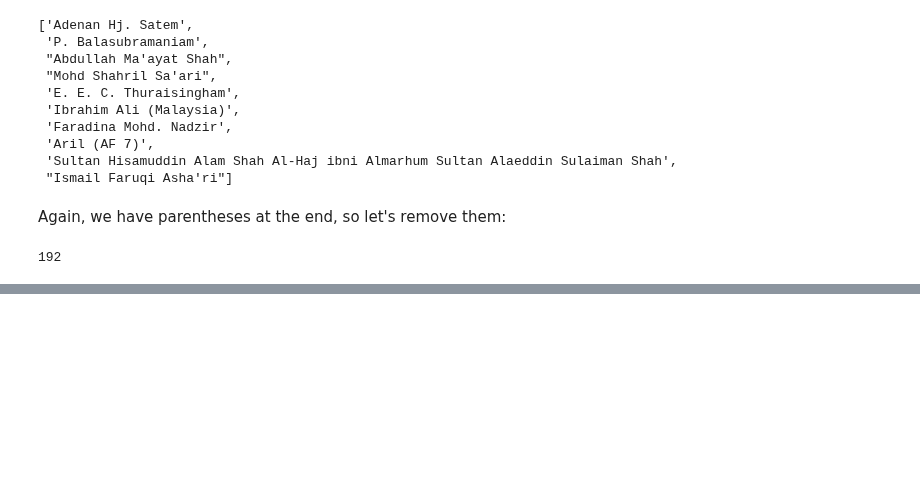
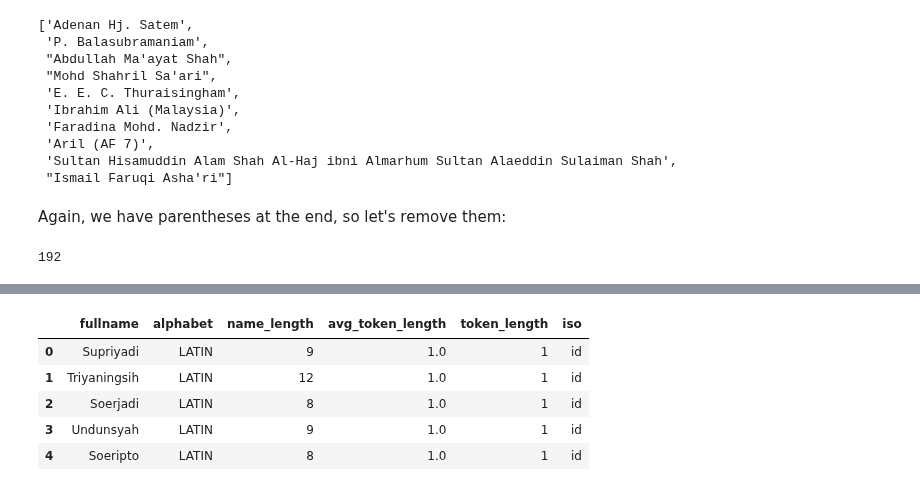
Before and after one commit to Exiger-project/Name_Of_Origin_Project-, a Jupyter notebook: IndoMalayNames.ipynb, the cells around one changed output, grey strips where cells are left out. Cells and saved outputs as stored; diff of their text form; code cells hidden in the pictures; blank space fills up the shorter version.

```diff
--- a/IndoMalayNames.ipynb
+++ b/IndoMalayNames.ipynb
@@ -276,0 +387,4 @@ print(len(non_alnum_names_malay))
+# %%
+# 8. token_length
+df_indo['token_length'] = df_indo['fullname'].apply(lambda name: len(name.split(' ')))
+df_indo.tail()
@@ -276,0 +398,11 @@ print(len(non_alnum_names_malay))
+# %%
+# 10. iso
+df_indo['iso'] = 'id'
+df_indo.head()
+# %% [output]
+|  | fullname | alphabet | name_length | avg_token_length | token_length | iso |
+| 0 | Supriyadi | LATIN | 9 | 1.0 | 1 | id |
+| 1 | Triyaningsih | LATIN | 12 | 1.0 | 1 | id |
+| 2 | Soerjadi | LATIN | 8 | 1.0 | 1 | id |
+| 3 | Undunsyah | LATIN | 9 | 1.0 | 1 | id |
+| 4 | Soeripto | LATIN | 8 | 1.0 | 1 | id |
```
Also changed, not shown: parts of 21 cells of this notebook.
